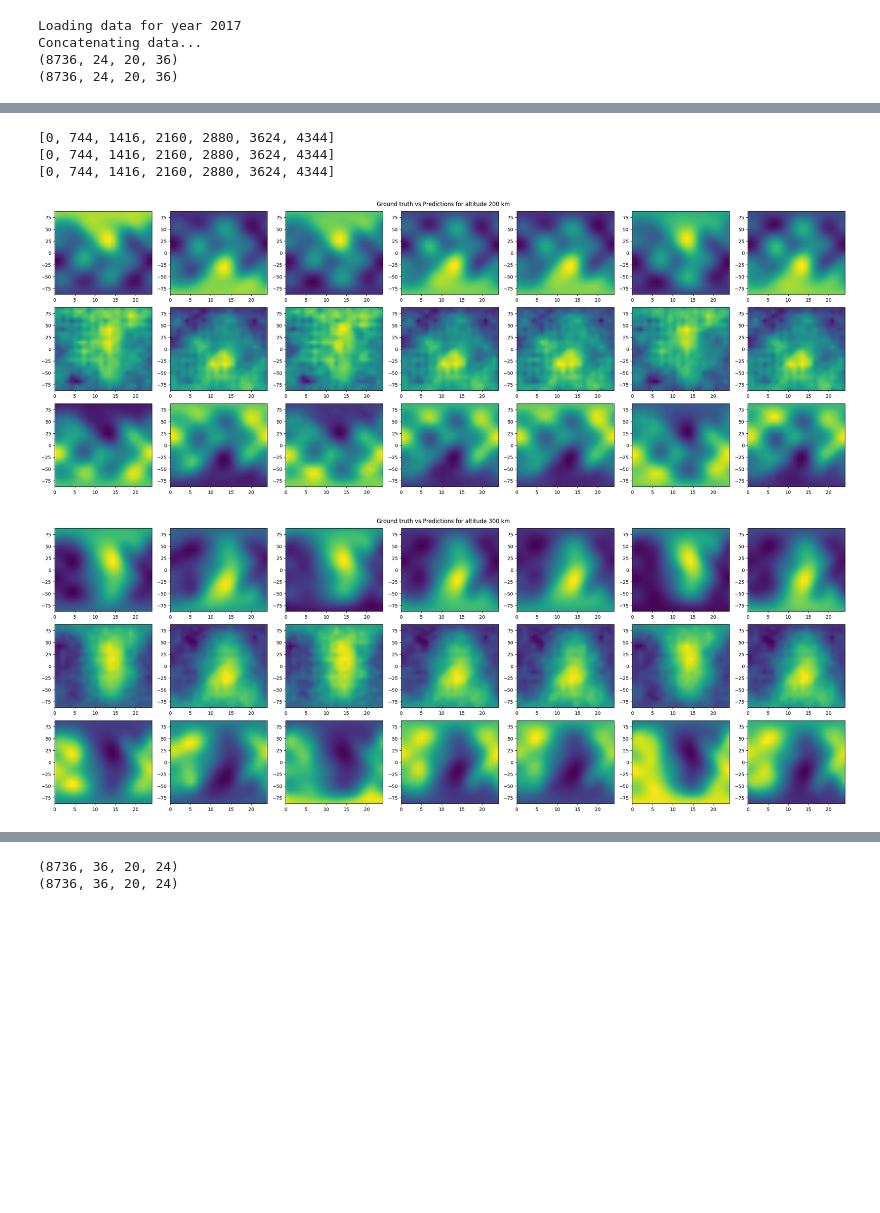
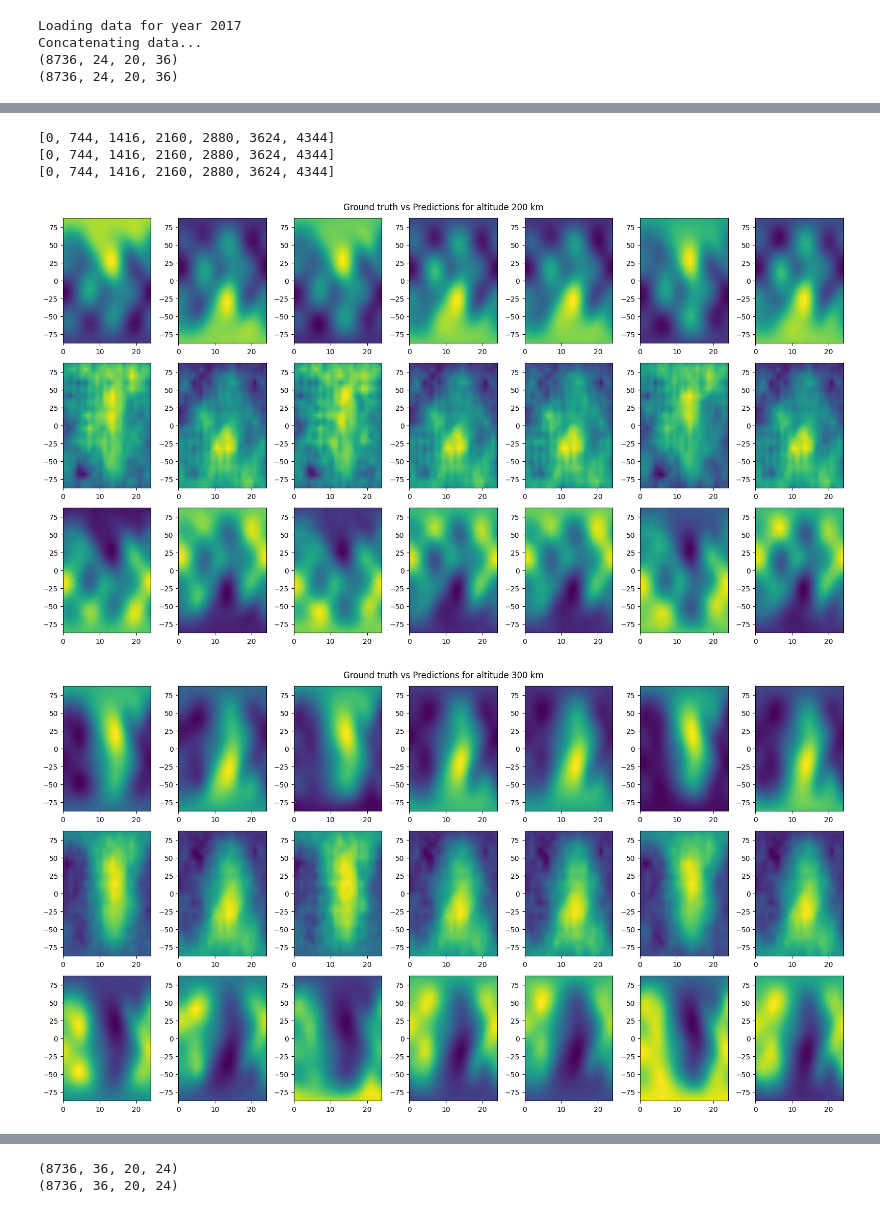
Before and after one commit to ElliotHYLee/asdf1234, a Jupyter notebook: hw1/hw1_c_discussion.ipynb, the cells around one changed output, grey strips where cells are left out. Cells and saved outputs as stored; diff of their text form; code cells hidden in the pictures; blank space fills up the shorter version.

```diff
--- a/hw1/hw1_c_discussion.ipynb
+++ b/hw1/hw1_c_discussion.ipynb
@@ -42,7 +55,7 @@ def plot_all(gt_dates:np.ndarray, pr_dates:np.ndarray, date_idx_list:List[int],
     print(date_idx_list)
     N = len(date_idx_list)
 
-    plt.figure(figsize=(24, 9))
+    plt.figure(figsize=(16, 9))
     plt.suptitle(f'Ground truth vs Predictions for altitude {alt} km')
 
     for i in range(N):
@@ -50,32 +63,32 @@ def plot_all(gt_dates:np.ndarray, pr_dates:np.ndarray, date_idx_list:List[int],
         gt_rho = gt_dates[date_idx, :, :, altitude_index]
         gt_rho = np.power(10, gt_rho)
 
         pr_rho = pr_dates[date_idx, :, :, altitude_index]
         pr_rho = np.power(10, pr_rho)
 
         # Plot the gt data for the selected hour and altitude
         plt.subplot(3, 7, i+1)
         plt.contourf(localSolarTimes, latitudes, gt_rho.T, 100)
 
 
         # Plot the pr data for the selected hour and altitude
         plt.subplot(3, 7, i+8)
         plt.contourf(localSolarTimes, latitudes, pr_rho.T, 100)
 
 
         # Calculate mape
         mape = np.abs(gt_rho - pr_rho) / np.abs(gt_rho)
         plt.subplot(3, 7, i+15)
         plt.contourf(localSolarTimes, latitudes, mape.T, 100)
 
 
     plt.tight_layout()
 
 for alt in [200, 300, 400]:
     plot_all(gt_2017, pr_2017, date_idx_list,  alt)
 # %% [output]
 [0, 744, 1416, 2160, 2880, 3624, 4344]
 [0, 744, 1416, 2160, 2880, 3624, 4344]
 [0, 744, 1416, 2160, 2880, 3624, 4344]
-[figure, old version]
+[figure, new version]
-[figure, old version]
+[figure, new version]
```
Also changed, not shown: parts of 7 cells of this notebook, 5 other files.
